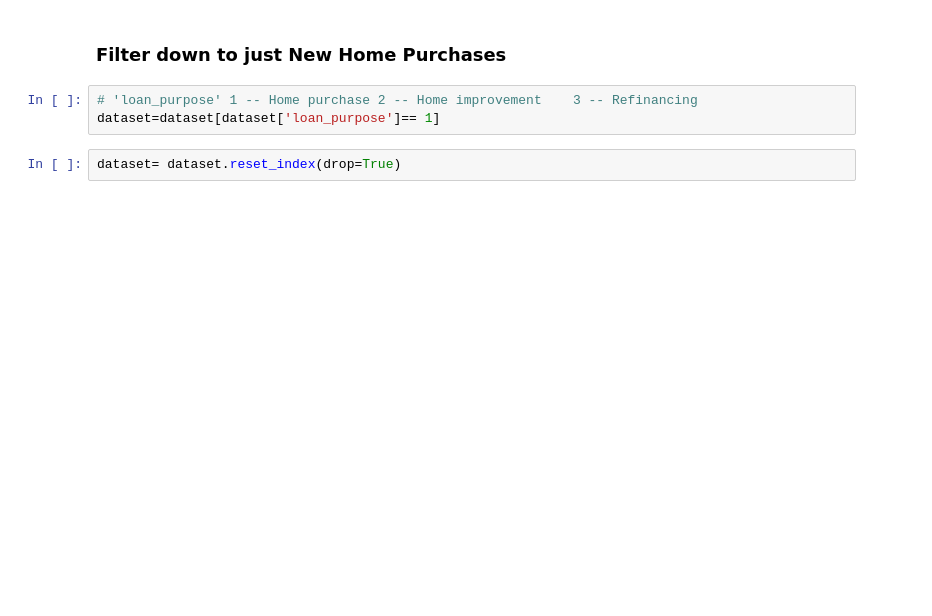
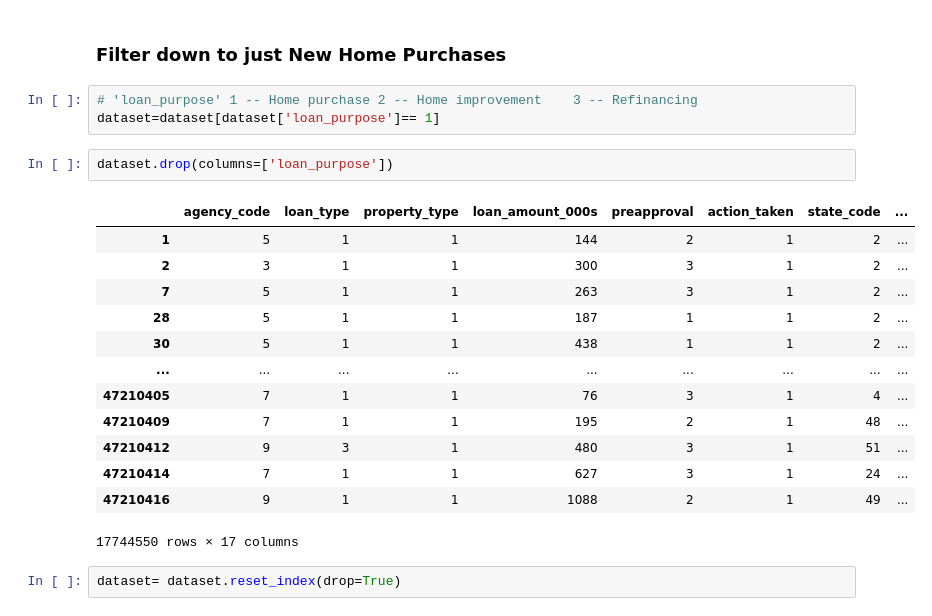
Before and after one commit to reiderwin/project4, a Jupyter notebook: loan_data_cleanup_1.ipynb, the cells around one changed output. Drawn from its saved outputs; the diff is of its cells as text; blank space fills up the shorter version.

```diff
--- a/loan_data_cleanup_1.ipynb
+++ b/loan_data_cleanup_1.ipynb
@@ -234,5 +239,21 @@ Name: action_taken, dtype: int64
 # %%
 # 'loan_purpose' 1 -- Home purchase	2 -- Home improvement	 3 -- Refinancing
 dataset=dataset[dataset['loan_purpose']== 1]
+# %%
+dataset.drop(columns=['loan_purpose'])
+# %% [output]
+|  | agency_code | loan_type | property_type | loan_amount_000s | preapproval | action_taken | state_code | ... |
+| 1 | 5 | 1 | 1 | 144 | 2 | 1 | 2 | ... |
+| 2 | 3 | 1 | 1 | 300 | 3 | 1 | 2 | ... |
+| 7 | 5 | 1 | 1 | 263 | 3 | 1 | 2 | ... |
+| 28 | 5 | 1 | 1 | 187 | 1 | 1 | 2 | ... |
+| 30 | 5 | 1 | 1 | 438 | 1 | 1 | 2 | ... |
+| ... | ... | ... | ... | ... | ... | ... | ... | ... |
+| 47210405 | 7 | 1 | 1 | 76 | 3 | 1 | 4 | ... |
+| 47210409 | 7 | 1 | 1 | 195 | 2 | 1 | 48 | ... |
+| 47210412 | 9 | 3 | 1 | 480 | 3 | 1 | 51 | ... |
+| 47210414 | 7 | 1 | 1 | 627 | 3 | 1 | 24 | ... |
+| 47210416 | 9 | 1 | 1 | 1088 | 2 | 1 | 49 | ... |
+17744550 rows × 17 columns
 # %%
 dataset= dataset.reset_index(drop=True)
```
Also changed, not shown: parts of 14 cells of this notebook, 1 other file.
